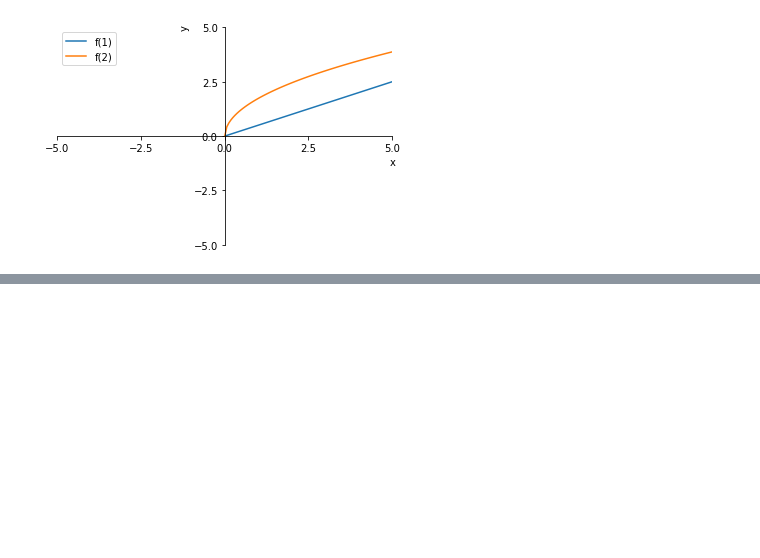
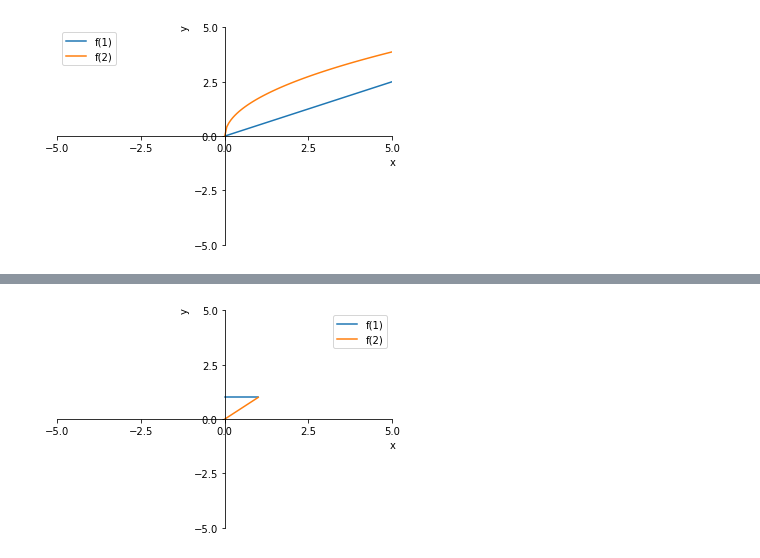
Before and after one commit to Zhurp2020/NLP-from-scratch, a Jupyter notebook: Thomas Calculus/Chapter 15 code.ipynb, the cells around one changed output, grey strips where cells are left out. Saved outputs shown, nothing was run; the diff lists cells and outputs as text; code cells hidden in the pictures; blank space fills up the shorter version.

```diff
--- a/Thomas Calculus/Chapter 15 code.ipynb
+++ b/Thomas Calculus/Chapter 15 code.ipynb
@@ -132,0 +143,8 @@ FunctionPlotter([f,g],3,np.linspace(0,6,101)).PlotMultiFunction()
+# %%
+def f(x):
+    return np.linspace(1,1,101)
+def g(x):
+    return x
+FunctionPlotter([f,g],3,np.linspace(0,1,101)).PlotMultiFunction()
+# %% [output]
+[figure, added]
```
Also changed, not shown: parts of 2 cells of this notebook, 5 other files.
